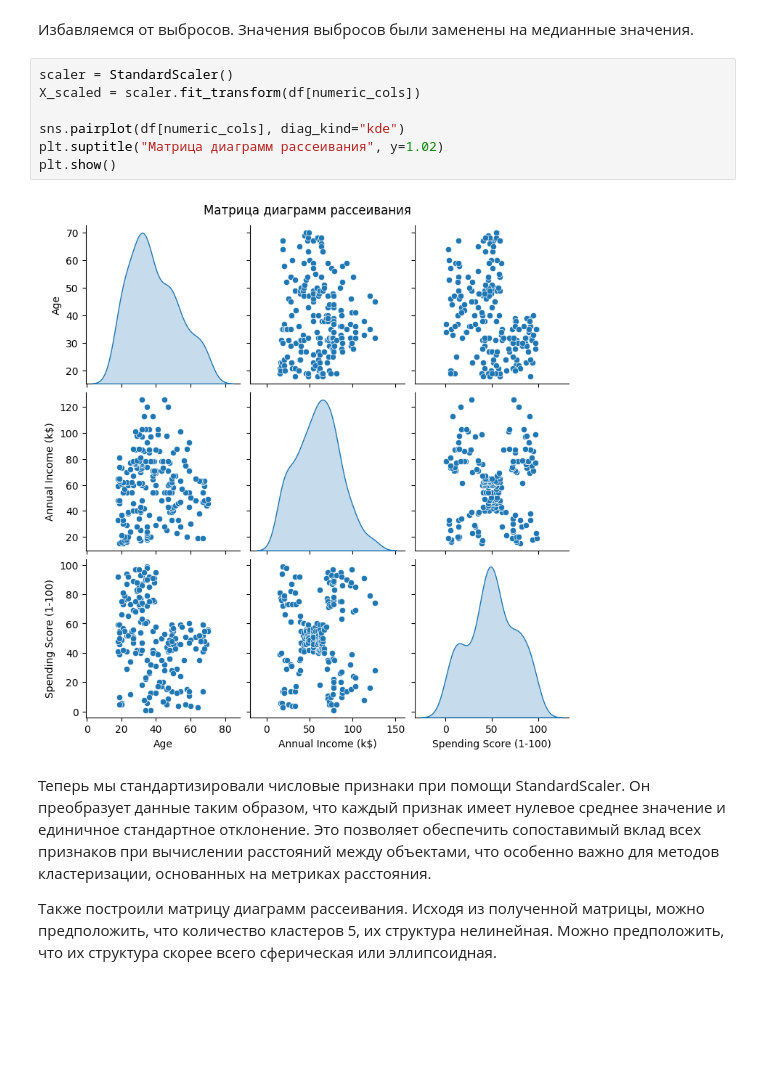
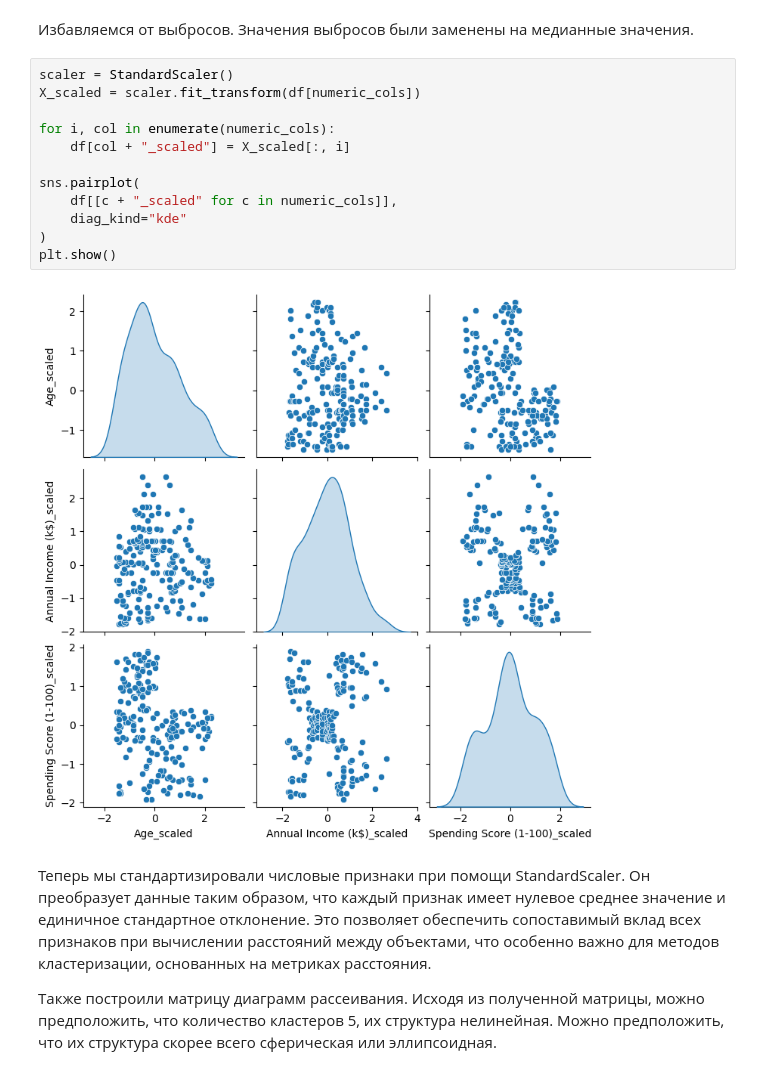
Before and after one commit to seregaq/machinka_vrum_vrum, a Jupyter notebook: Л4/ЛР4_Мануйлов_АП227.ipynb, the cells around one changed output. Saved outputs shown, nothing was run; the diff lists cells and outputs as text; blank space fills up the shorter version.

```diff
--- a/Л4/ЛР4_Мануйлов_АП227.ipynb
+++ b/Л4/ЛР4_Мануйлов_АП227.ipynb
@@ -125,12 +125,17 @@ for col in numeric_cols:
 # %%
 scaler = StandardScaler()
 X_scaled = scaler.fit_transform(df[numeric_cols])
 
-sns.pairplot(df[numeric_cols], diag_kind="kde")
-plt.suptitle("Матрица диаграмм рассеивания", y=1.02)
+for i, col in enumerate(numeric_cols):
+    df[col + "_scaled"] = X_scaled[:, i]
+
+sns.pairplot(
+    df[[c + "_scaled" for c in numeric_cols]],
+    diag_kind="kde"
+)
 plt.show()
 # %% [output]
-[figure, old version]
+[figure, new version]
 # %% [markdown]
 Теперь мы стандартизировали числовые признаки при помощи StandardScaler. Он преобразует данные таким образом, что каждый признак имеет нулевое среднее значение и единичное стандартное отклонение. Это позволяет обеспечить сопоставимый вклад всех признаков при вычислении расстояний между объектами, что особенно важно для методов кластеризации, основанных на метриках расстояния.
 
```
Also changed, not shown: parts of 4 cells of this notebook.
